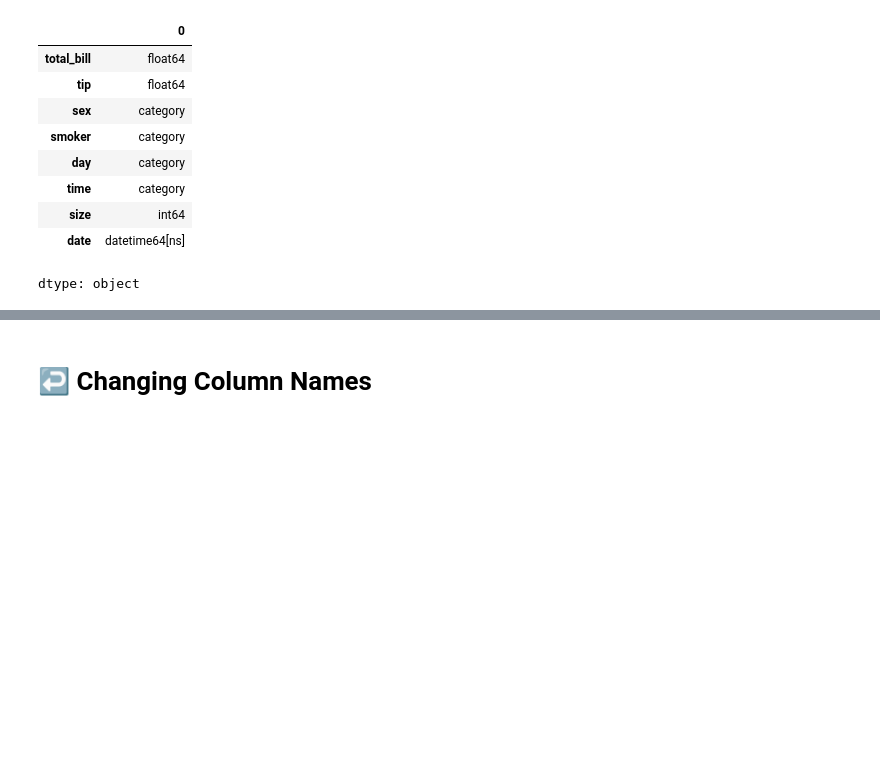
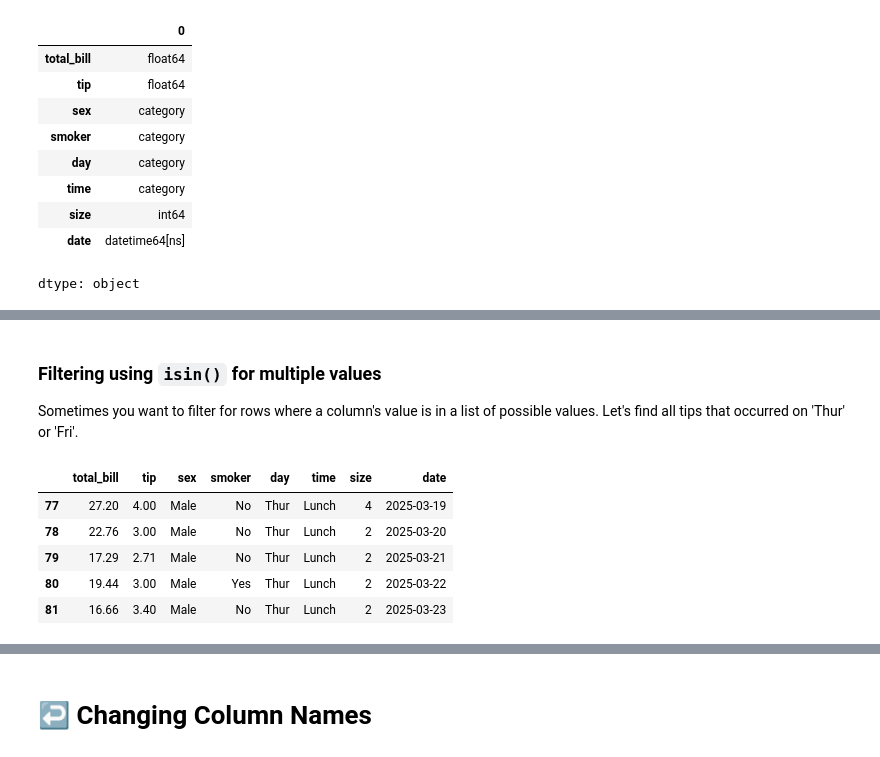
Before and after one commit to marcodelibero/2026---Python-basics, a Jupyter notebook: basic_python_course_v1.ipynb, the cells around one changed output, grey strips where cells are left out. Drawn from its saved outputs; the diff is of its cells as text; code cells hidden in the pictures; blank space fills up the shorter version.

```diff
--- a/basic_python_course_v1.ipynb
+++ b/basic_python_course_v1.ipynb
@@ -40,0 +86,14 @@ dtype: object
+# %% [markdown]
+### Filtering using `isin()` for multiple values
+
+Sometimes you want to filter for rows where a column's value is in a list of possible values. Let's find all tips that occurred on 'Thur' or 'Fri'.
+# %%
+filtered_by_isin = tips_df[tips_df['day'].isin(['Thur', 'Fri'])]
+display(filtered_by_isin.head())
+# %% [output]
+|  | total_bill | tip | sex | smoker | day | time | size | date |
+| 77 | 27.20 | 4.00 | Male | No | Thur | Lunch | 4 | 2025-03-19 |
+| 78 | 22.76 | 3.00 | Male | No | Thur | Lunch | 2 | 2025-03-20 |
+| 79 | 17.29 | 2.71 | Male | No | Thur | Lunch | 2 | 2025-03-21 |
+| 80 | 19.44 | 3.00 | Male | Yes | Thur | Lunch | 2 | 2025-03-22 |
+| 81 | 16.66 | 3.40 | Male | No | Thur | Lunch | 2 | 2025-03-23 |
```
Also changed, not shown: parts of 18 cells of this notebook.
